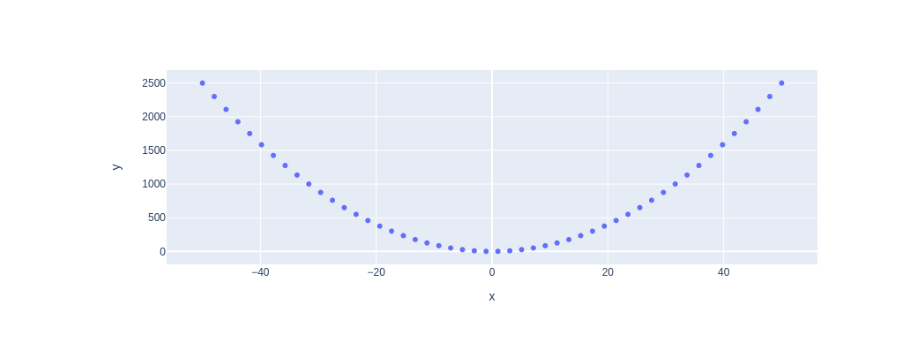
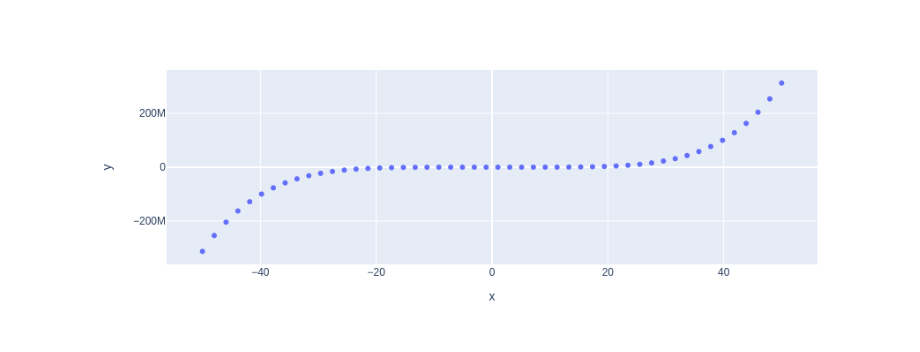
Before and after one commit to kohyk02/my-notebooks-repo, a Jupyter notebook: experiment1.ipynb, the cells around one changed output. Drawn from its saved outputs; the diff is of its cells as text; code cells hidden in the pictures.

```diff
--- a/experiment1.ipynb
+++ b/experiment1.ipynb
@@ -4,7 +4,7 @@ import plotly.express as px
 # x-axis data points
 x = np.linspace(start=-50, stop=50)
 # y-axis data points
-y = x ** 2
+y = x ** 5
 # define the plot
 fig = px.scatter(x=x, y=y)
 fig.show()
@@ -13 +12 @@ fig.show()
-[figure, old version]
+[figure, new version]
```
Also changed, not shown: parts of 1 cell of this notebook.
